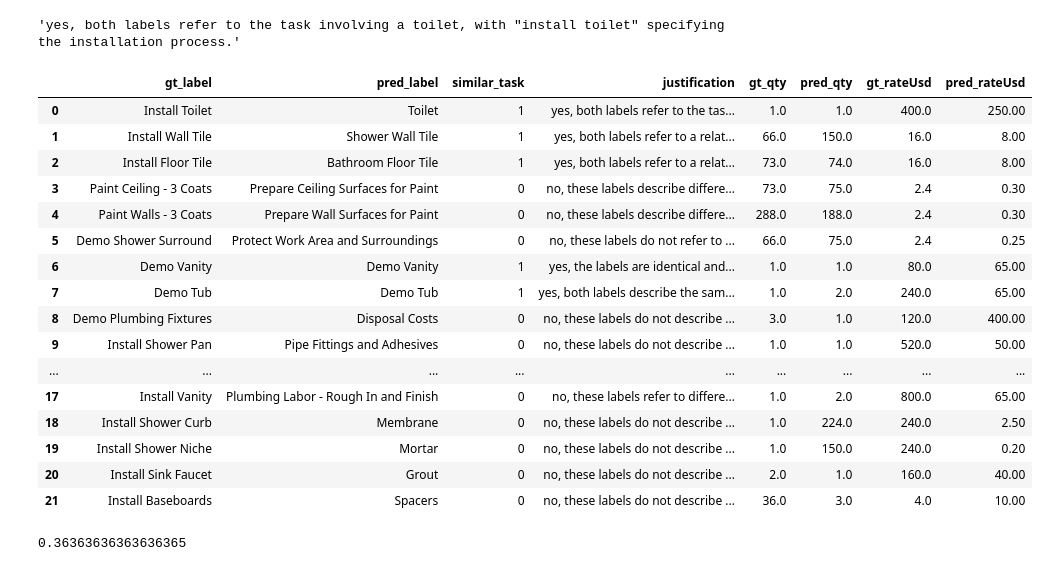
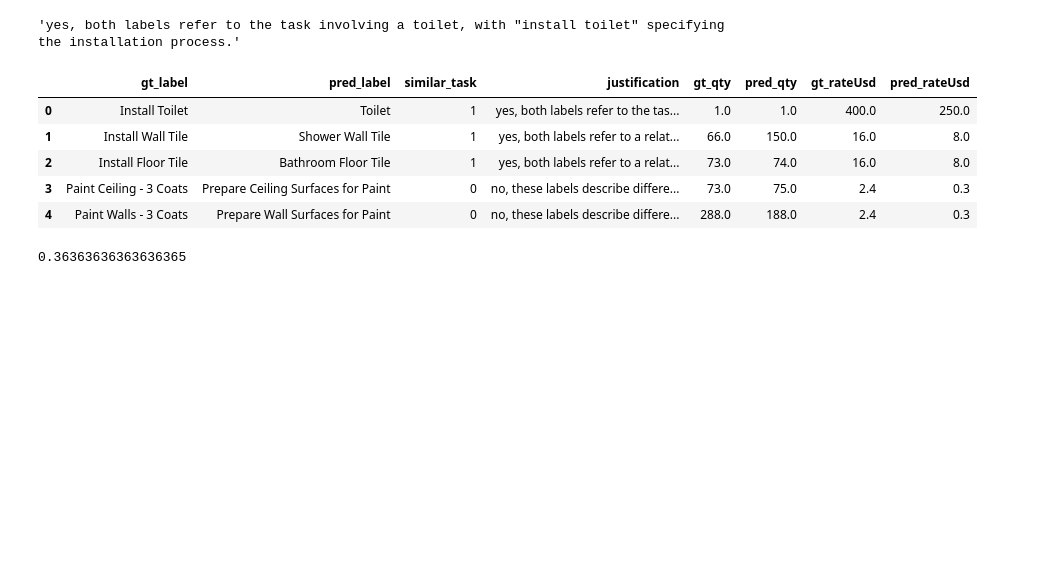
Before and after one commit to krzischp/handoff-eval, a Jupyter notebook: notebooks/eda.ipynb, the cells around one changed output. Drawn from its saved outputs; the diff is of its cells as text; code cells hidden in the pictures; blank space fills up the shorter version.

```diff
--- a/notebooks/eda.ipynb
+++ b/notebooks/eda.ipynb
@@ -309,25 +328,14 @@ with_llm_label_df = await run_async_processing()
 # %%
 with_llm_label_df[["gt_label", "pred_label", "similar_task", "justification",
                    # Numerical metrics
-                   "gt_qty", "pred_qty", "gt_rateUsd", "pred_rateUsd"]]
+                   "gt_qty", "pred_qty", "gt_rateUsd", "pred_rateUsd"]].head()
 # %% [output]
 |  | gt_label | pred_label | similar_task | justification | gt_qty | pred_qty | gt_rateUsd | pred_rateUsd |
-| 0 | Install Toilet | Toilet | 1 | yes, both labels refer to the tas... | 1.0 | 1.0 | 400.0 | 250.00 |
-| 1 | Install Wall Tile | Shower Wall Tile | 1 | yes, both labels refer to a relat... | 66.0 | 150.0 | 16.0 | 8.00 |
-| 2 | Install Floor Tile | Bathroom Floor Tile | 1 | yes, both labels refer to a relat... | 73.0 | 74.0 | 16.0 | 8.00 |
-| 3 | Paint Ceiling - 3 Coats | Prepare Ceiling Surfaces for Paint | 0 | no, these labels describe differe... | 73.0 | 75.0 | 2.4 | 0.30 |
-| 4 | Paint Walls - 3 Coats | Prepare Wall Surfaces for Paint | 0 | no, these labels describe differe... | 288.0 | 188.0 | 2.4 | 0.30 |
-| 5 | Demo Shower Surround | Protect Work Area and Surroundings | 0 | no, these labels do not refer to ... | 66.0 | 75.0 | 2.4 | 0.25 |
-| 6 | Demo Vanity | Demo Vanity | 1 | yes, the labels are identical and... | 1.0 | 1.0 | 80.0 | 65.00 |
-| 7 | Demo Tub | Demo Tub | 1 | yes, both labels describe the sam... | 1.0 | 2.0 | 240.0 | 65.00 |
-| 8 | Demo Plumbing Fixtures | Disposal Costs | 0 | no, these labels do not describe ... | 3.0 | 1.0 | 120.0 | 400.00 |
-| 9 | Install Shower Pan | Pipe Fittings and Adhesives | 0 | no, these labels do not describe ... | 1.0 | 1.0 | 520.0 | 50.00 |
-| ... | ... | ... | ... | ... | ... | ... | ... | ... |
-| 17 | Install Vanity | Plumbing Labor - Rough In and Finish | 0 | no, these labels refer to differe... | 1.0 | 2.0 | 800.0 | 65.00 |
-| 18 | Install Shower Curb | Membrane | 0 | no, these labels do not describe ... | 1.0 | 224.0 | 240.0 | 2.50 |
-| 19 | Install Shower Niche | Mortar | 0 | no, these labels do not describe ... | 1.0 | 150.0 | 240.0 | 0.20 |
-| 20 | Install Sink Faucet | Grout | 0 | no, these labels do not describe ... | 2.0 | 1.0 | 160.0 | 40.00 |
-| 21 | Install Baseboards | Spacers | 0 | no, these labels do not describe ... | 36.0 | 3.0 | 4.0 | 10.00 |
+| 0 | Install Toilet | Toilet | 1 | yes, both labels refer to the tas... | 1.0 | 1.0 | 400.0 | 250.0 |
+| 1 | Install Wall Tile | Shower Wall Tile | 1 | yes, both labels refer to a relat... | 66.0 | 150.0 | 16.0 | 8.0 |
+| 2 | Install Floor Tile | Bathroom Floor Tile | 1 | yes, both labels refer to a relat... | 73.0 | 74.0 | 16.0 | 8.0 |
+| 3 | Paint Ceiling - 3 Coats | Prepare Ceiling Surfaces for Paint | 0 | no, these labels describe differe... | 73.0 | 75.0 | 2.4 | 0.3 |
+| 4 | Paint Walls - 3 Coats | Prepare Wall Surfaces for Paint | 0 | no, these labels describe differe... | 288.0 | 188.0 | 2.4 | 0.3 |
 # %%
 # Recall
 sum(with_llm_label_df["similar_task"] == 1) / with_llm_label_df.shape[0]
```
Also changed, not shown: parts of 15 cells of this notebook, 8 other files.
